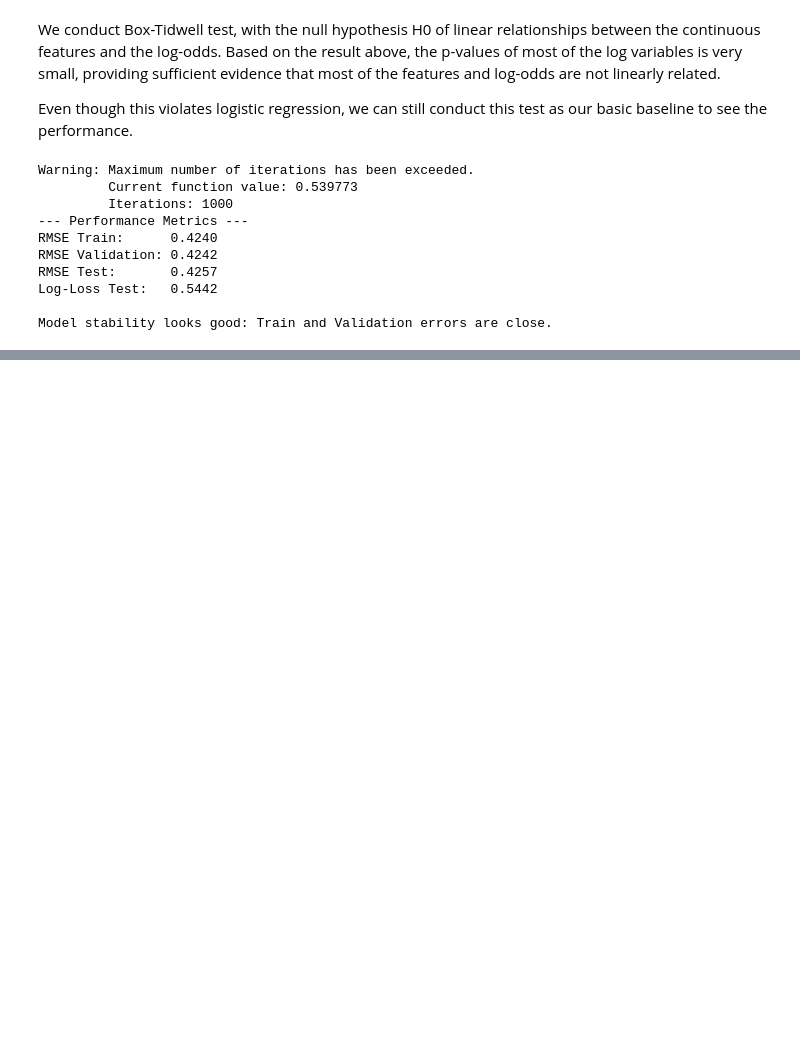
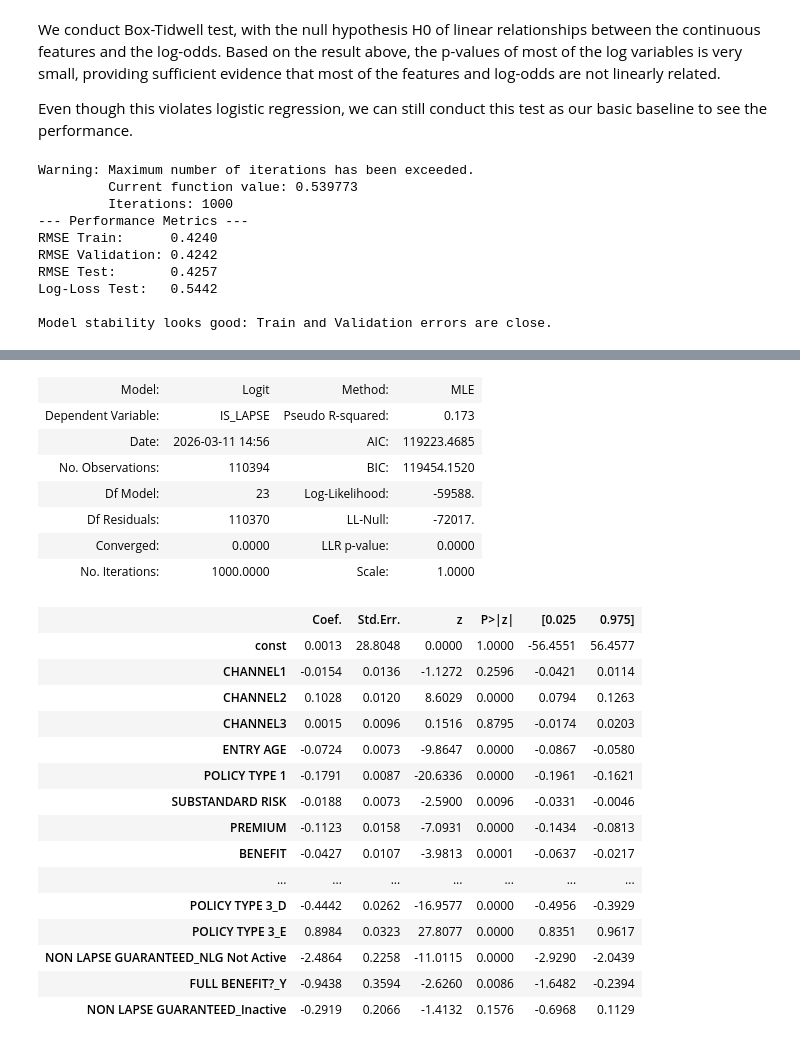
Before and after one commit to henrytansunway/insurance-lapse, a Jupyter notebook: 0. data_analysis_march_11.ipynb, the cells around one changed output, grey strips where cells are left out. Drawn from its saved outputs; the diff is of its cells as text; code cells hidden in the pictures; blank space fills up the shorter version.

```diff
--- a/0. data_analysis_march_11.ipynb
+++ b/0. data_analysis_march_11.ipynb
@@ -359,0 +396,27 @@ Model stability looks good: Train and Validation errors are close.
+# %%
+logit_model.summary2()
+# %% [output]
+| Model: | Logit | Method: | MLE |
+| Dependent Variable: | IS_LAPSE | Pseudo R-squared: | 0.173 |
+| Date: | 2026-03-11 14:56 | AIC: | 119223.4685 |
+| No. Observations: | 110394 | BIC: | 119454.1520 |
+| Df Model: | 23 | Log-Likelihood: | -59588. |
+| Df Residuals: | 110370 | LL-Null: | -72017. |
+| Converged: | 0.0000 | LLR p-value: | 0.0000 |
+| No. Iterations: | 1000.0000 | Scale: | 1.0000 |
+|  | Coef. | Std.Err. | z | P>|z| | [0.025 | 0.975] |
+| const | 0.0013 | 28.8048 | 0.0000 | 1.0000 | -56.4551 | 56.4577 |
+| CHANNEL1 | -0.0154 | 0.0136 | -1.1272 | 0.2596 | -0.0421 | 0.0114 |
+| CHANNEL2 | 0.1028 | 0.0120 | 8.6029 | 0.0000 | 0.0794 | 0.1263 |
+| CHANNEL3 | 0.0015 | 0.0096 | 0.1516 | 0.8795 | -0.0174 | 0.0203 |
+| ENTRY AGE | -0.0724 | 0.0073 | -9.8647 | 0.0000 | -0.0867 | -0.0580 |
+| POLICY TYPE 1 | -0.1791 | 0.0087 | -20.6336 | 0.0000 | -0.1961 | -0.1621 |
+| SUBSTANDARD RISK | -0.0188 | 0.0073 | -2.5900 | 0.0096 | -0.0331 | -0.0046 |
+| PREMIUM | -0.1123 | 0.0158 | -7.0931 | 0.0000 | -0.1434 | -0.0813 |
+| BENEFIT | -0.0427 | 0.0107 | -3.9813 | 0.0001 | -0.0637 | -0.0217 |
+| ... | ... | ... | ... | ... | ... | ... |
+| POLICY TYPE 3_D | -0.4442 | 0.0262 | -16.9577 | 0.0000 | -0.4956 | -0.3929 |
+| POLICY TYPE 3_E | 0.8984 | 0.0323 | 27.8077 | 0.0000 | 0.8351 | 0.9617 |
+| NON LAPSE GUARANTEED_NLG Not Active | -2.4864 | 0.2258 | -11.0115 | 0.0000 | -2.9290 | -2.0439 |
+| FULL BENEFIT?_Y | -0.9438 | 0.3594 | -2.6260 | 0.0086 | -1.6482 | -0.2394 |
+| NON LAPSE GUARANTEED_Inactive | -0.2919 | 0.2066 | -1.4132 | 0.1576 | -0.6968 | 0.1129 |
```
Also changed, not shown: parts of 4 cells of this notebook.
